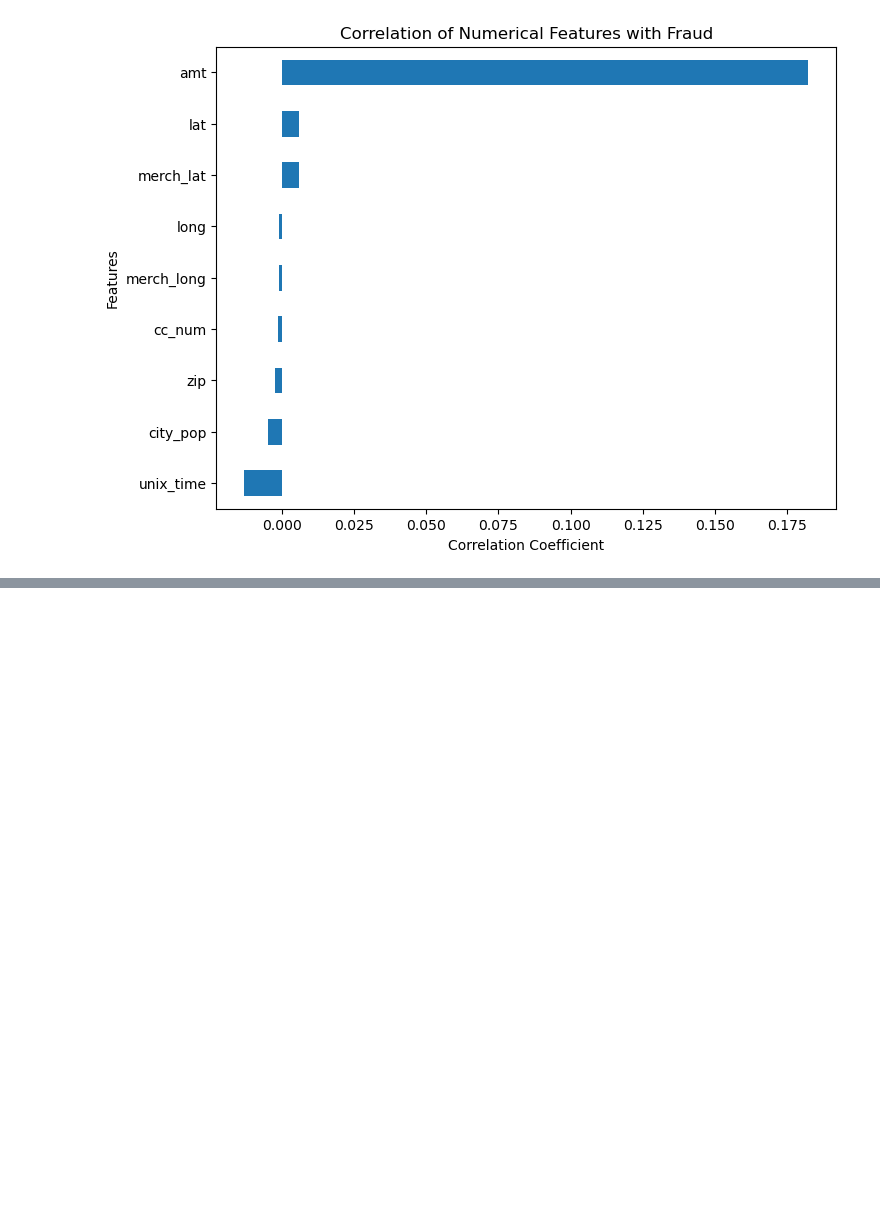
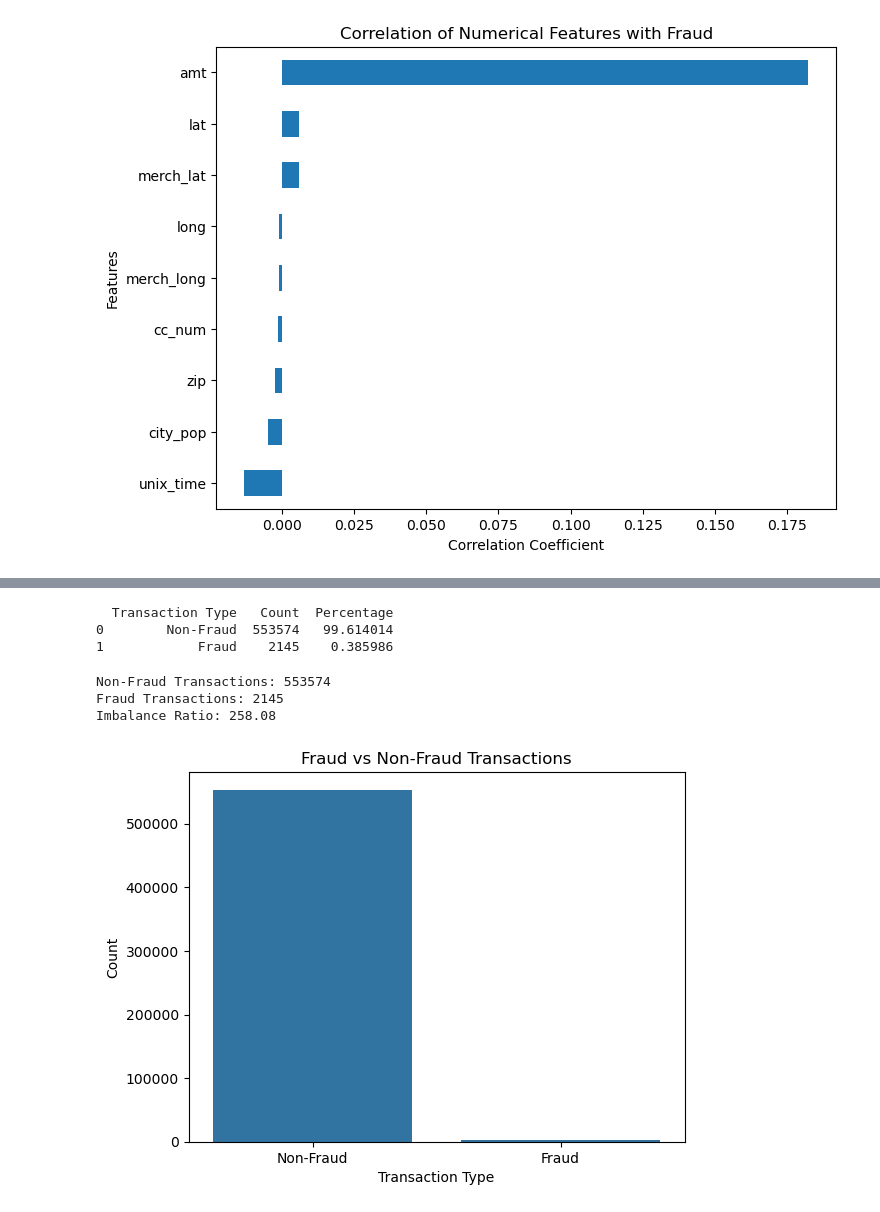
Before and after one commit to snehaldesai24/Internship_Technosignia, a Jupyter notebook: Python/CreaditcardFraud.ipynb, the cells around one changed output, grey strips where cells are left out. Drawn from its saved outputs; the diff is of its cells as text; code cells hidden in the pictures; blank space fills up the shorter version.

```diff
--- a/Python/CreaditcardFraud.ipynb
+++ b/Python/CreaditcardFraud.ipynb
@@ -781,0 +1030,75 @@ plt.show()
+# %%
+class_distribution = pd.DataFrame({
+    'Transaction Type': [
+        'Non-Fraud',
+        'Fraud'
+    ],
+    'Count': [
+        (df['is_fraud'] == 0).sum(),
+        (df['is_fraud'] == 1).sum()
+    ]
+})
+
+class_distribution['Percentage'] = (
+    class_distribution['Count']
+    / class_distribution['Count'].sum()
+    * 100
+)
+
+print(class_distribution)
+# %% [output]
+  Transaction Type   Count  Percentage
+0        Non-Fraud  553574   99.614014
+1            Fraud    2145    0.385986
+# %%
+non_fraud_count = (
+    df['is_fraud'] == 0
+).sum()
+
+fraud_count = (
+    df['is_fraud'] == 1
+).sum()
+
+imbalance_ratio = (
+    non_fraud_count / fraud_count
+)
+
+print(
+    "Non-Fraud Transactions:",
+    non_fraud_count
+)
+
+print(
+    "Fraud Transactions:",
+    fraud_count
+)
+
+print(
+    "Imbalance Ratio:",
+    round(imbalance_ratio, 2)
+)
+# %% [output]
+Non-Fraud Transactions: 553574
+Fraud Transactions: 2145
+Imbalance Ratio: 258.08
+# %%
+import seaborn as sns
+import matplotlib.pyplot as plt
+
+sns.countplot(
+    data=df,
+    x='is_fraud'
+)
+
+plt.title('Fraud vs Non-Fraud Transactions')
+plt.xlabel('Transaction Type')
+plt.ylabel('Count')
+
+plt.xticks(
+    [0, 1],
+    ['Non-Fraud', 'Fraud']
+)
+
+plt.show()
+# %% [output]
+[figure, added]
```
Also changed, not shown: parts of 13 cells of this notebook.
